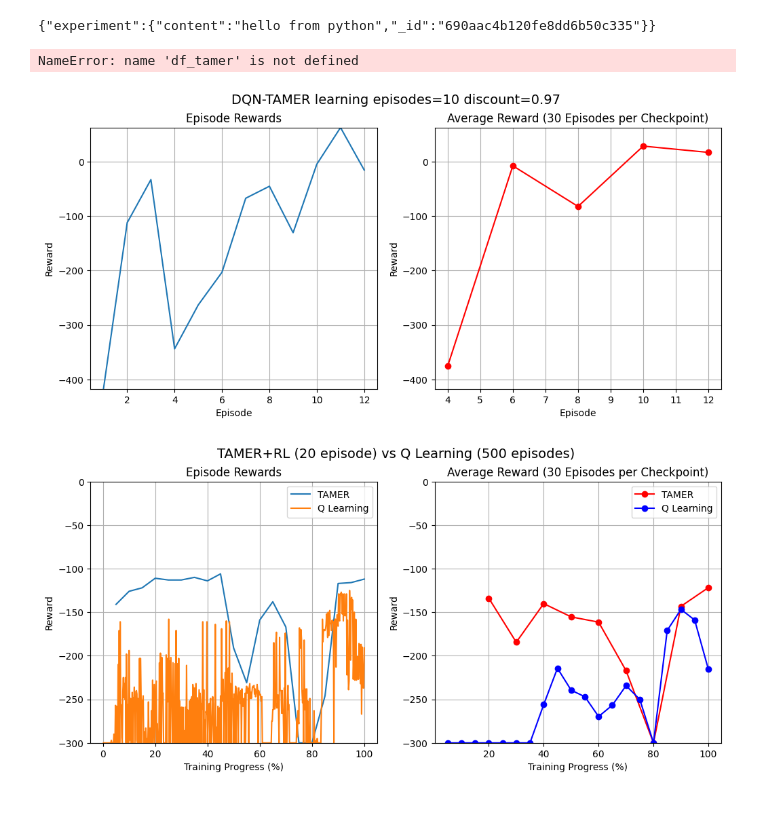
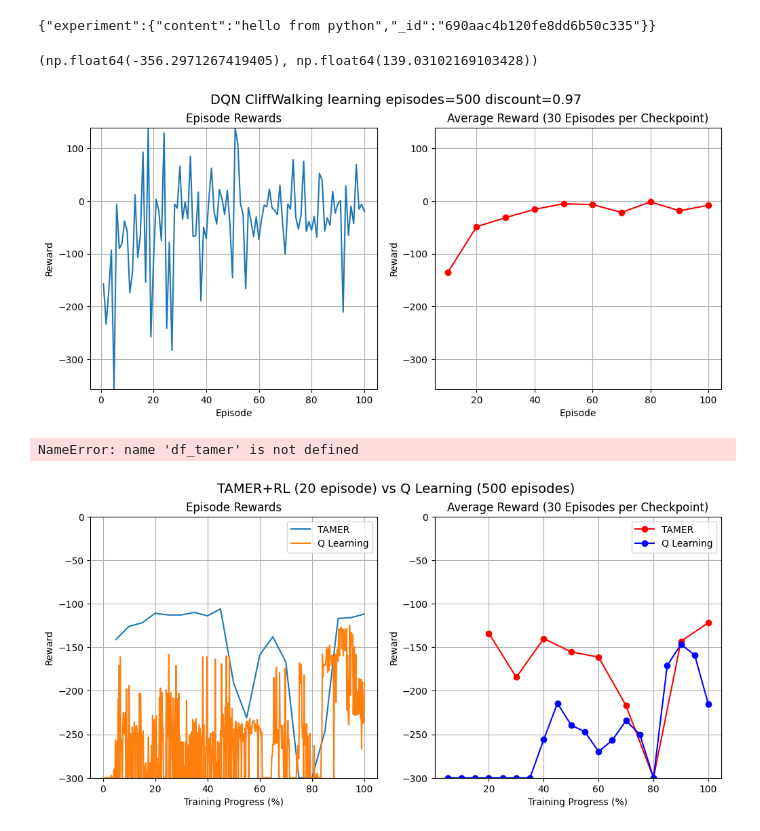
Before and after one commit to chengxi600/TAMER, a Jupyter notebook: plotting_results.ipynb, the cells around one changed output. Cells and saved outputs as stored; diff of their text form; code cells hidden in the pictures.

```diff
--- a/plotting_results.ipynb
+++ b/plotting_results.ipynb
@@ -20,7 +20,8 @@ import pandas as pd
 # df_q_1 = pd.read_csv("experiments/tamer/LunarLander/dqn_300eps/eps.csv")
 # df_q_99 = pd.read_csv("TAMER/q_500eps_disc0.99/eps.csv")
 # df_q_95 = pd.read_csv("TAMER/q_500eps_disc0.95/eps.csv")
-df_q_1 = pd.read_csv("experiments/dqn_tamer/LunarLander/eps.csv")
+#df_q_1 = pd.read_csv("experiments/dqn_tamer/CliffWalking/tamer/eps.csv")
+df_q_1 = pd.read_csv("dqn/logs/episode/eps.csv")
 # %%
 def get_x_y_axis(df: pd.DataFrame):
     # separate episodes and evals
@@ -38,7 +39,9 @@ def get_x_y_axis(df: pd.DataFrame):
 def plot_episodic_rewards(df: pd.DataFrame, title):
     x_axis_eps, y_axis_eps, x_axis_eval, y_axis_eval = get_x_y_axis(df)
 
-    y_bounds = (min([*y_axis_eval, *y_axis_eps]), max([*y_axis_eval, *y_axis_eps]))
+    y_bounds = (min([*y_axis_eval, *y_axis_eps]), max([*y_axis_eval, *y_axis_eps, 50]))
+    print(y_bounds)
+
 
     fig, axes = plt.subplots(1, 2, figsize=(12, 5))  # 1 row, 2 columns
 
@@ -59,14 +62,15 @@ def plot_episodic_rewards(df: pd.DataFrame, title):
     axes[1].grid(True)
 
     fig.suptitle(title, fontsize=14)
-# %%
-plot_episodic_rewards(df_tamer, "TAMER+RL action biasing episode=20", (-300, 0))
-# %% [output]
-NameError: name 'df_tamer' is not defined
 # %%
-plot_episodic_rewards(df_q_1, "DQN-TAMER learning episodes=10 discount=0.97")
+plot_episodic_rewards(df_q_1, "DQN CliffWalking learning episodes=500 discount=0.97")
 # %% [output]
+(np.float64(-356.2971267419405), np.float64(139.03102169103428))
-[figure, old version]
+[figure, new version]
+# %%
+plot_episodic_rewards(df_tamer, "TAMER+RL action biasing episode=20", (-300, 0))
+# %% [output]
+NameError: name 'df_tamer' is not defined
 # %%
 def plot_compare_progress(df: pd.DataFrame, df2: pd.DataFrame, title, y_bounds, label1="TAMER", label2="Q Learning"):
     x_axis_eps, y_axis_eps, x_axis_eval, y_axis_eval = get_x_y_axis(df)
```
Also changed, not shown: 8 other files.
